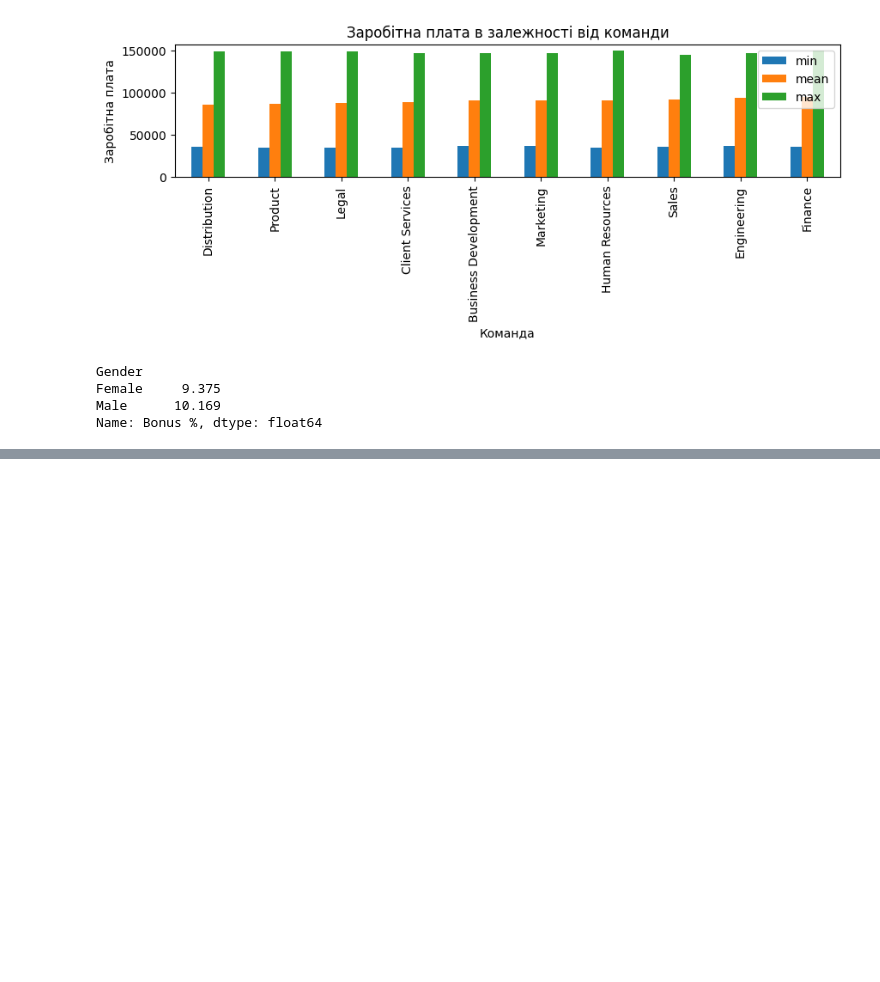
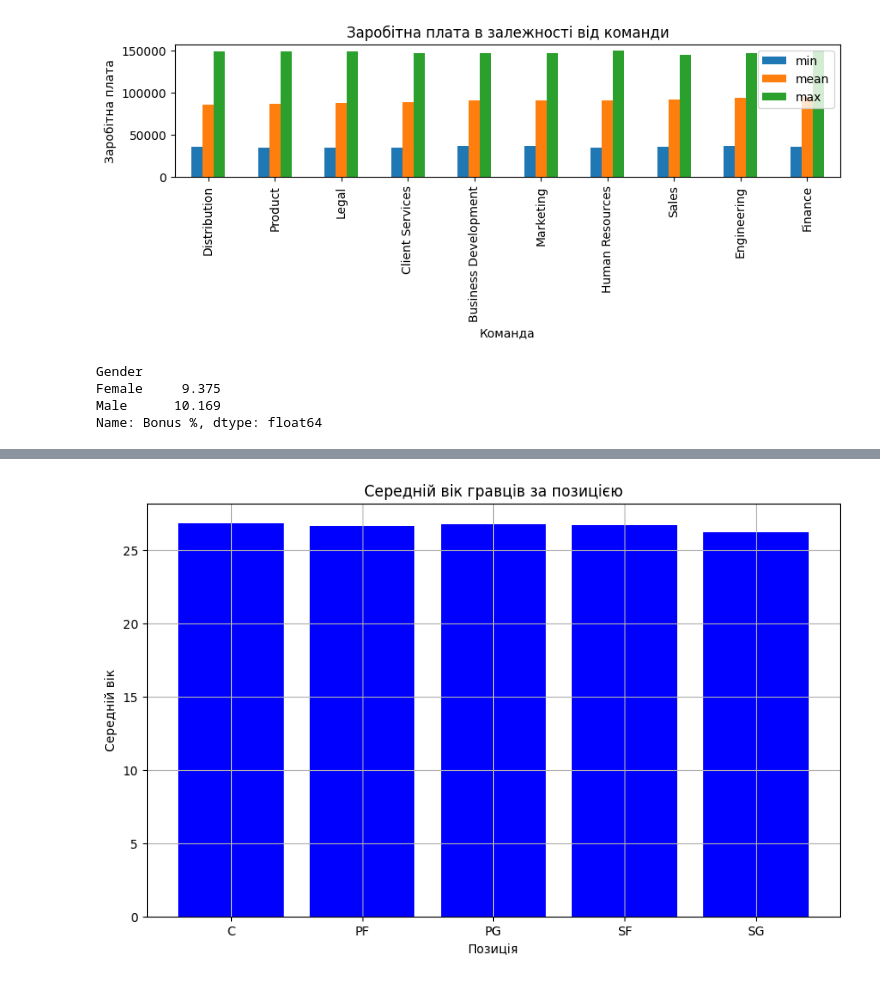
Before and after one commit to olesuv/homeworks-labs, a Jupyter notebook: machine-learning-tools/lab-2.ipynb, the cells around one changed output, grey strips where cells are left out. Drawn from its saved outputs; the diff is of its cells as text; code cells hidden in the pictures; blank space fills up the shorter version.

```diff
--- a/machine-learning-tools/lab-2.ipynb
+++ b/machine-learning-tools/lab-2.ipynb
@@ -120,0 +280,3 @@ plt.show()
+# %%
+position_age_df = df.groupby('Position')['Age'].mean().reset_index()
+position_age_df
@@ -120,0 +290,10 @@ plt.show()
+# %%
+plt.figure(figsize=(10, 6))
+plt.bar(position_age_df['Position'], position_age_df['Age'], color='blue')
+plt.title('Середній вік гравців за позицією')
+plt.xlabel('Позиція')
+plt.ylabel('Середній вік')
+plt.grid(True)
+plt.show()
+# %% [output]
+[figure, added]
```
Also changed, not shown: parts of 13 cells of this notebook, 1 other file.
